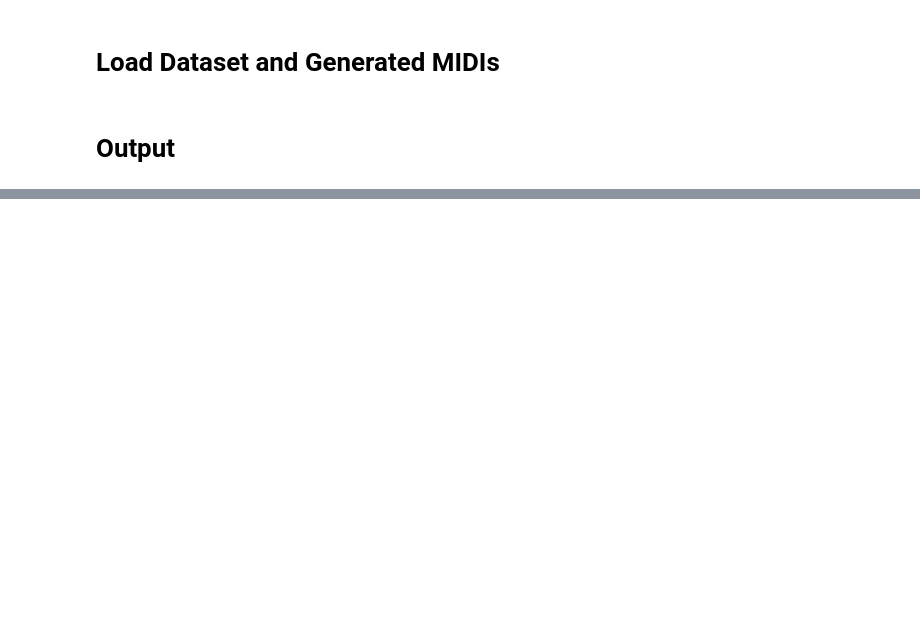
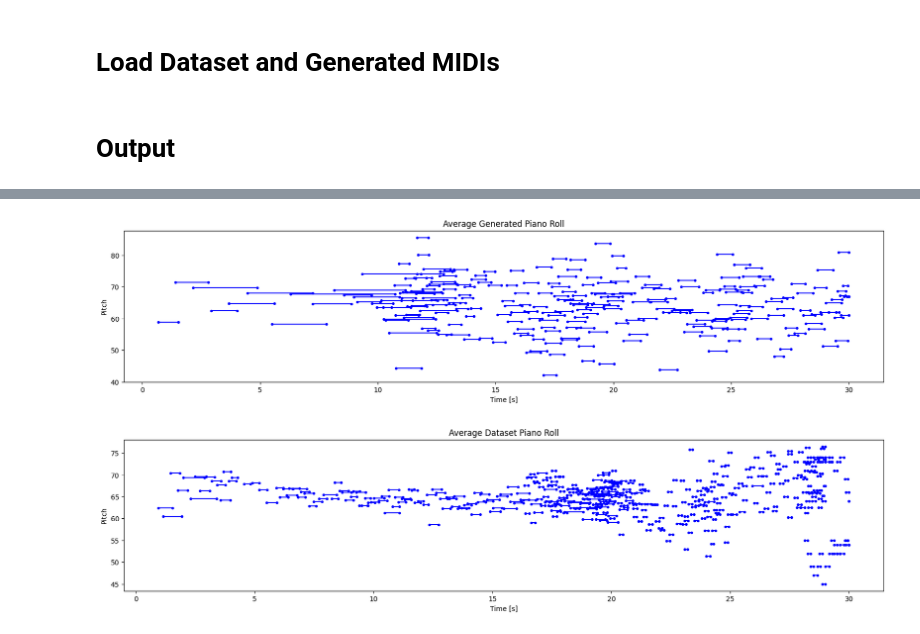
Before and after one commit to Anaya-Koirala/Music-Generating-LSTM-EE, a Jupyter notebook: EE_Stats.ipynb, the cells around one changed output, grey strips where cells are left out. Cells and saved outputs as stored; diff of their text form; code cells hidden in the pictures; blank space fills up the shorter version.

```diff
--- a/EE_Stats.ipynb
+++ b/EE_Stats.ipynb
@@ -23,25 +26,27 @@ pretty_midi.pretty_midi.MAX_TICK = 1e10
 # %% [markdown]
 # File Paths
 # %%
-def midi_to_notes(midi_file: str) -> pd.DataFrame:
+def midi_to_notes(midi_file: str, max_duration=30.0) -> pd.DataFrame:
     pm = pretty_midi.PrettyMIDI(midi_file)
     instrument = pm.instruments[0]
     notes = collections.defaultdict(list)
 
     sorted_notes = sorted(instrument.notes, key=lambda note: note.start)
-    prev_start = sorted_notes[0].start
 
+    # Process only notes that start before max_duration (30 seconds)
     for note in sorted_notes:
+        if note.start > max_duration:
+            break
         start = note.start
-        end = note.end
+        end = min(note.end, max_duration)  # Limit the note end to max_duration
         notes['pitch'].append(note.pitch)
         notes['start'].append(start)
         notes['end'].append(end)
-        notes['step'].append(start - prev_start)
+        notes['step'].append(start - (notes['start'][-2] if len(notes['start']) > 1 else 0))
         notes['duration'].append(end - start)
-        prev_start = start
 
     return pd.DataFrame({name: np.array(value) for name, value in notes.items()})
+
 
 def load_and_process_midis(midi_files):
     all_notes = []
@@ -126,14 +132,14 @@ def plot_piano_roll(notes: pd.DataFrame, count = None):
     plt.ylabel('Pitch')
     _ = plt.title(title)
 
-def plot_average_piano_roll(all_notes):
+def plot_average_piano_roll(all_notes,title: str):
     combined_notes = pd.concat(all_notes)
     avg_notes = pd.DataFrame({
         'pitch': combined_notes.groupby(combined_notes.index).pitch.mean(),
         'start': combined_notes.groupby(combined_notes.index).start.mean(),
         'end': combined_notes.groupby(combined_notes.index).end.mean()
     })
-    title = 'Average Piano Roll'
+    title = f'Average {title} Piano Roll'
     plt.figure(figsize=(20, 4))
     plot_pitch = np.stack([avg_notes['pitch'], avg_notes['pitch']], axis=0)
     plot_start_stop = np.stack([avg_notes['start'], avg_notes['end']], axis=0)
@@ -207,6 +252,7 @@ generated_midi_files = glob.glob('/content/bach_generated/*.mid')
 # %% [markdown]
 # Load Dataset and Generated MIDIs
 # %%
+dataset_midi_files = dataset_midi_files[0:len(generated_midi_files)]
 generated_notes = load_and_process_midis(generated_midi_files)
 dataset_notes = load_and_process_midis(dataset_midi_files)
 # %% [markdown]
@@ -234,0 +273,6 @@ plot_average_distribution(dataset_notes, 'Dataset')
+# %%
+plot_average_piano_roll(generated_notes,"Generated")
+plot_average_piano_roll(dataset_notes, "Dataset")
+# %% [output]
+[figure, added]
+[figure, added]
```
Also changed, not shown: parts of 20 cells of this notebook.
